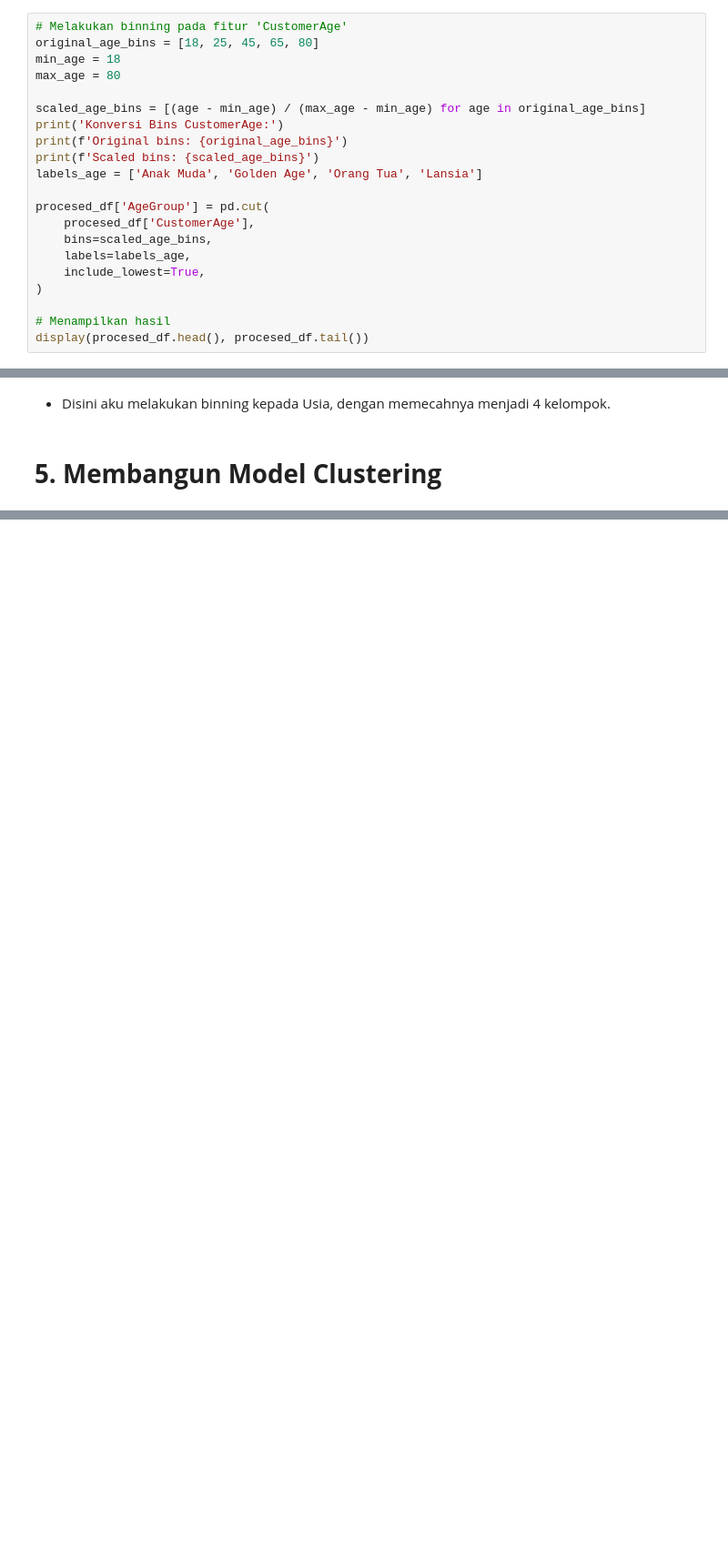
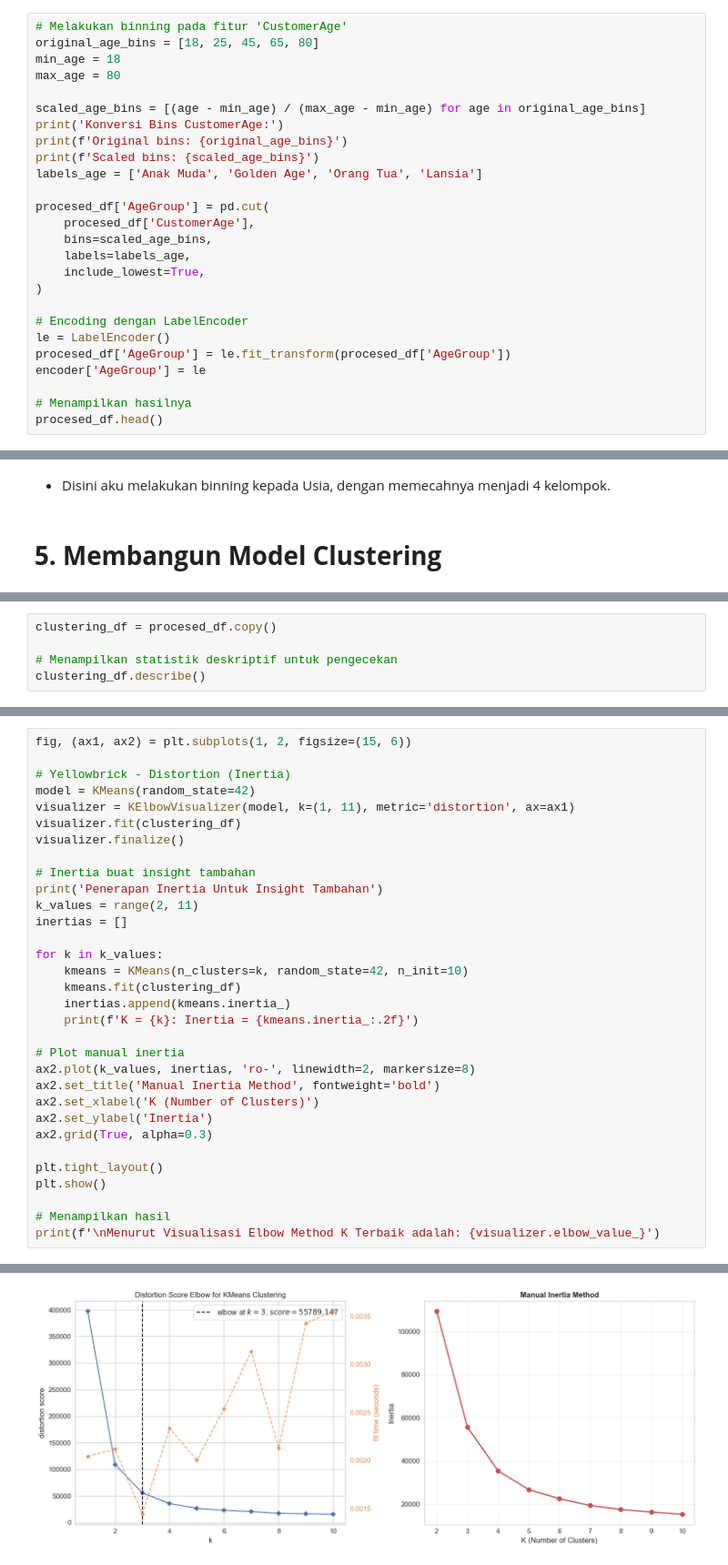
Before and after one commit to BagasNuryaman15/BMLP_SatriaDirgantaraNuryaman, a Jupyter notebook: [Clustering]BMLP_SatriaDirgantaraNuryaman.ipynb, the cells around one changed output, grey strips where cells are left out. Shown at 91% size. Cells and saved outputs as stored; diff of their text form; blank space fills up the shorter version.

Commit message:
Clustering Sudah Beres

```diff
--- a/[Clustering]BMLP_SatriaDirgantaraNuryaman.ipynb
+++ b/[Clustering]BMLP_SatriaDirgantaraNuryaman.ipynb
@@ -1761,8 +1707,13 @@ procesed_df['AgeGroup'] = pd.cut(
     include_lowest=True,
 )
 
-# Menampilkan hasil
-display(procesed_df.head(), procesed_df.tail())
+# Encoding dengan LabelEncoder
+le = LabelEncoder()
+procesed_df['AgeGroup'] = le.fit_transform(procesed_df['AgeGroup'])
+encoder['AgeGroup'] = le
+
+# Menampilkan hasilnya
+procesed_df.head()
 # %% [output]
 Konversi Bins CustomerAge:
 Original bins: [18, 25, 45, 65, 80]
@@ -1785,0 +1733,5 @@ Scaled bins: [0.0, 0.11290322580645161, 0.43548387096774194, 0.7580645161290323,
+# %%
+clustering_df = procesed_df.copy()
+
+# Menampilkan statistik deskriptif untuk pengecekan
+clustering_df.describe()
@@ -1785,0 +1752,33 @@ Scaled bins: [0.0, 0.11290322580645161, 0.43548387096774194, 0.7580645161290323,
+# %%
+fig, (ax1, ax2) = plt.subplots(1, 2, figsize=(15, 6))
+
+# Yellowbrick - Distortion (Inertia)
+model = KMeans(random_state=42)
+visualizer = KElbowVisualizer(model, k=(1, 11), metric='distortion', ax=ax1)
+visualizer.fit(clustering_df)
+visualizer.finalize()
+
+# Inertia buat insight tambahan
+print('Penerapan Inertia Untuk Insight Tambahan')
+k_values = range(2, 11)
+inertias = []
+
+for k in k_values:
+    kmeans = KMeans(n_clusters=k, random_state=42, n_init=10)
+    kmeans.fit(clustering_df)
+    inertias.append(kmeans.inertia_)
+    print(f'K = {k}: Inertia = {kmeans.inertia_:.2f}')
+
+# Plot manual inertia
+ax2.plot(k_values, inertias, 'ro-', linewidth=2, markersize=8)
+ax2.set_title('Manual Inertia Method', fontweight='bold')
+ax2.set_xlabel('K (Number of Clusters)')
+ax2.set_ylabel('Inertia')
+ax2.grid(True, alpha=0.3)
+
+plt.tight_layout()
+plt.show()
+
+# Menampilkan hasil
+print(f'\nMenurut Visualisasi Elbow Method K Terbaik adalah: {visualizer.elbow_value_}')
+# %% [output]
@@ -1785,0 +1795 @@ Scaled bins: [0.0, 0.11290322580645161, 0.43548387096774194, 0.7580645161290323,
+[figure, added]
```
Also changed, not shown: parts of 70 cells of this notebook, 5 other files.
